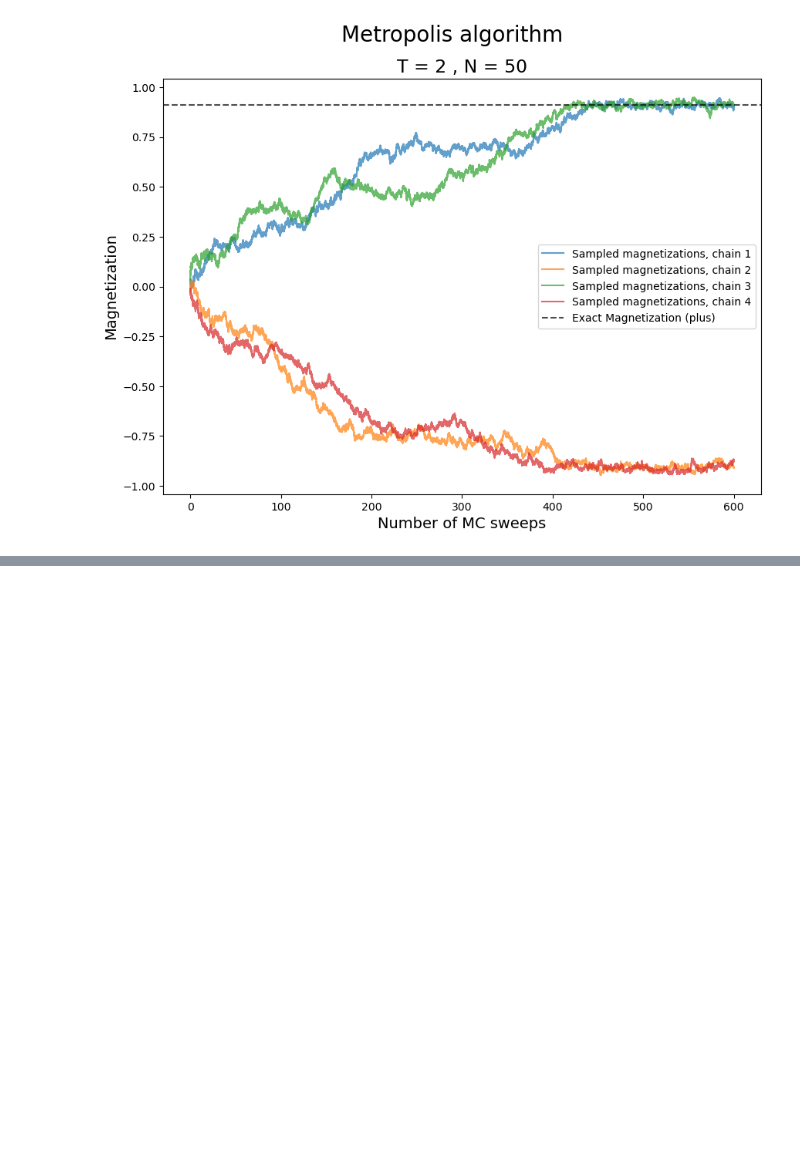
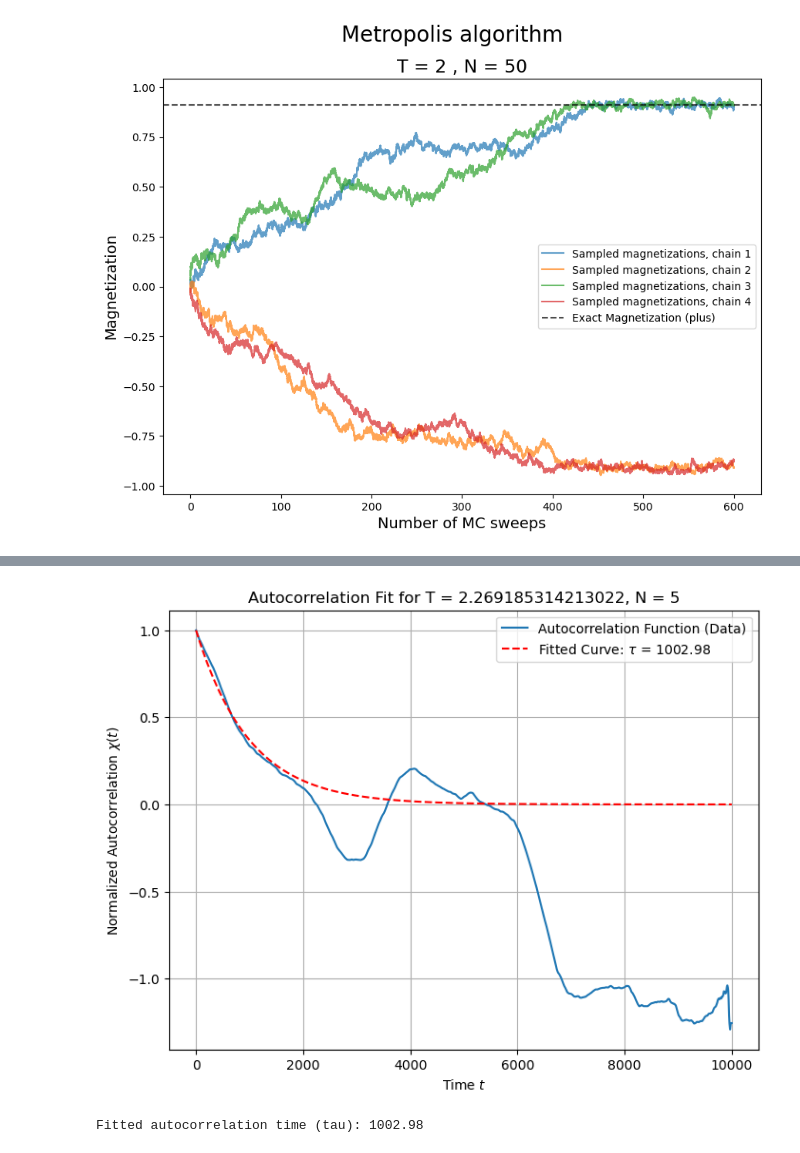
Before and after one commit to BertDepoorter/Monte-Carlo-Methods, a Jupyter notebook: ex _7_8_ IsingModel.ipynb, the cells around one changed output, grey strips where cells are left out. Cells and saved outputs as stored; diff of their text form; code cells hidden in the pictures; blank space fills up the shorter version.

```diff
--- a/ex _7_8_ IsingModel.ipynb
+++ b/ex _7_8_ IsingModel.ipynb
@@ -354,0 +422,37 @@ print(len(autocorrelation))
+# %%
+
+
+# Define the exponential decay function
+def exp_decay(t, tau):
+    return np.exp(-t / tau)
+
+# Generate time values
+time = np.arange(t_f)
+
+# Fit the autocorrelation function using curve_fit
+# Use only the part of the autocorrelation where it is positive
+positive_indices = autocorrelation > 0
+time_positive = time[positive_indices]
+autocorr_positive = autocorrelation[positive_indices]
+
+# Fit the data to the exponential function
+popt, pcov = curve_fit(exp_decay, time_positive, autocorr_positive, p0=[100])  # Initial guess for tau
+
+# Extract the fitted autocorrelation time
+tau_fit = popt[0]
+
+# Plot the data and the fitted curve
+plt.figure(figsize=(8, 6))
+plt.plot(time, autocorrelation, label="Autocorrelation Function (Data)")
+plt.plot(time, exp_decay(time, tau_fit), label=f"Fitted Curve: $\\tau$ = {tau_fit:.2f}", color="red", linestyle="--")
+plt.xlabel("Time $t$")
+plt.ylabel("Normalized Autocorrelation $\chi(t)$")
+plt.title(f"Autocorrelation Fit for T = {T}, N = {N}")
+plt.legend()
+plt.grid()
+plt.show()
+
+print(f"Fitted autocorrelation time (tau): {tau_fit:.2f}")
+# %% [output]
+[figure, added]
+Fitted autocorrelation time (tau): 1002.98
```
Also changed, not shown: parts of 6 cells of this notebook, 14 other files.
